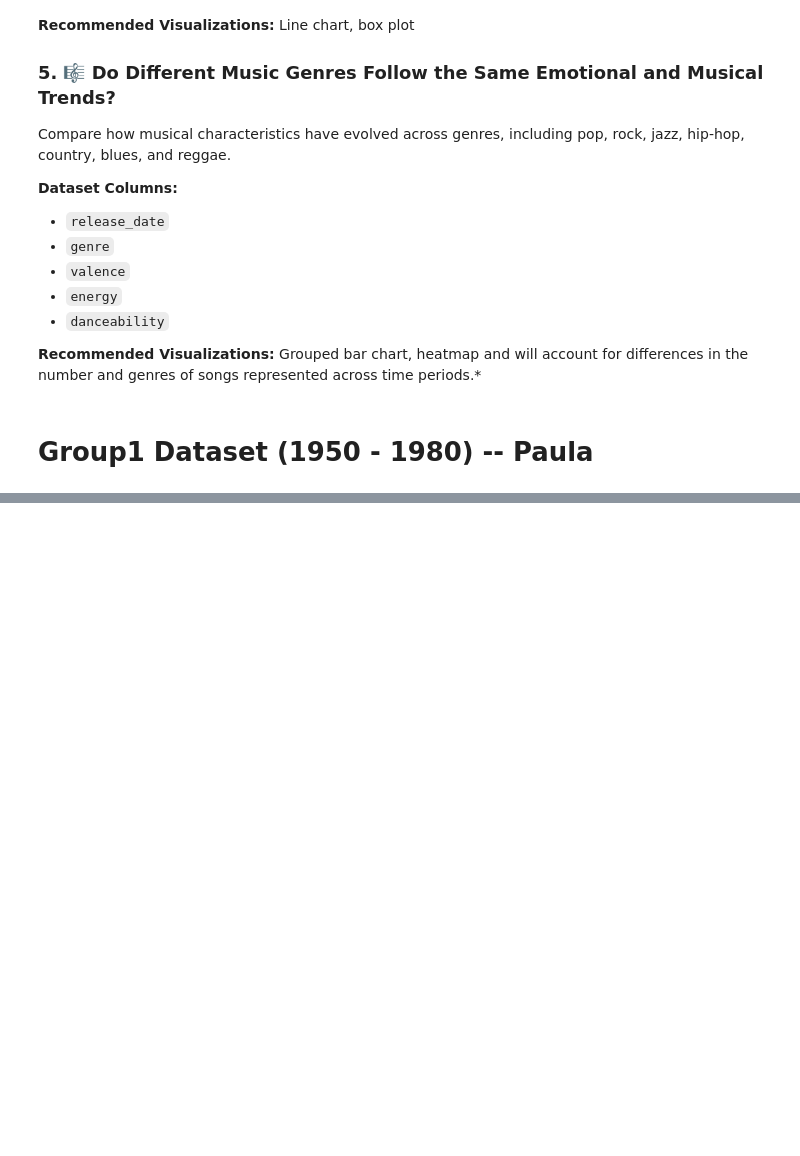
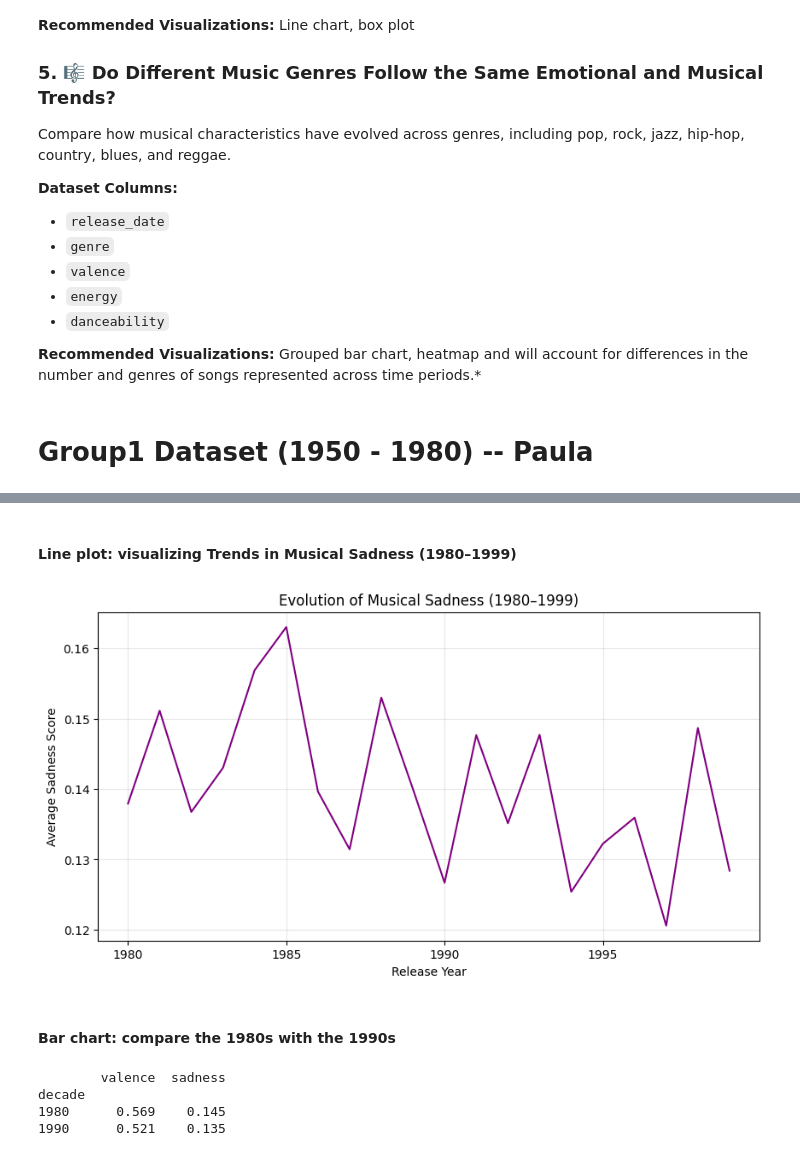
Before and after one commit to AndrewsDuah/DS-256-Project-, a Jupyter notebook: Project_file.ipynb, the cells around one changed output, grey strips where cells are left out. Saved outputs shown, nothing was run; the diff lists cells and outputs as text; code cells hidden in the pictures; blank space fills up the shorter version.

```diff
--- a/Project_file.ipynb
+++ b/Project_file.ipynb
@@ -143,0 +183,17 @@ group2_df.head(5)
+# %% [markdown]
+#### Line plot: visualizing Trends in Musical Sadness (1980–1999)
+# %%
+fig,ax = plt.subplots(1,1, figsize = (10,5))
+
+ax.plot(yearly_emotion.index, yearly_emotion.sadness, color="purple")
+
+ax.set_title("Evolution of Musical Sadness (1980–1999)")
+ax.set_xlabel("Release Year")
+ax.set_ylabel("Average Sadness Score")
+plt.xticks(range(1980, 2000, 5))
+plt.grid(alpha=0.3)
+plt.show()
+# %% [output]
+[figure, added]
+# %% [markdown]
+#### Bar chart: compare the 1980s with the 1990s
@@ -143,0 +206,11 @@ group2_df.head(5)
+# %%
+decade_emotion = group2_df.groupby("decade")[
+    ["valence", "sadness"]
+].mean()
+
+print(decade_emotion.round(3))
+# %% [output]
+        valence  sadness
+decade
+1980      0.569    0.145
+1990      0.521    0.135
```
Also changed, not shown: parts of 19 cells of this notebook.
